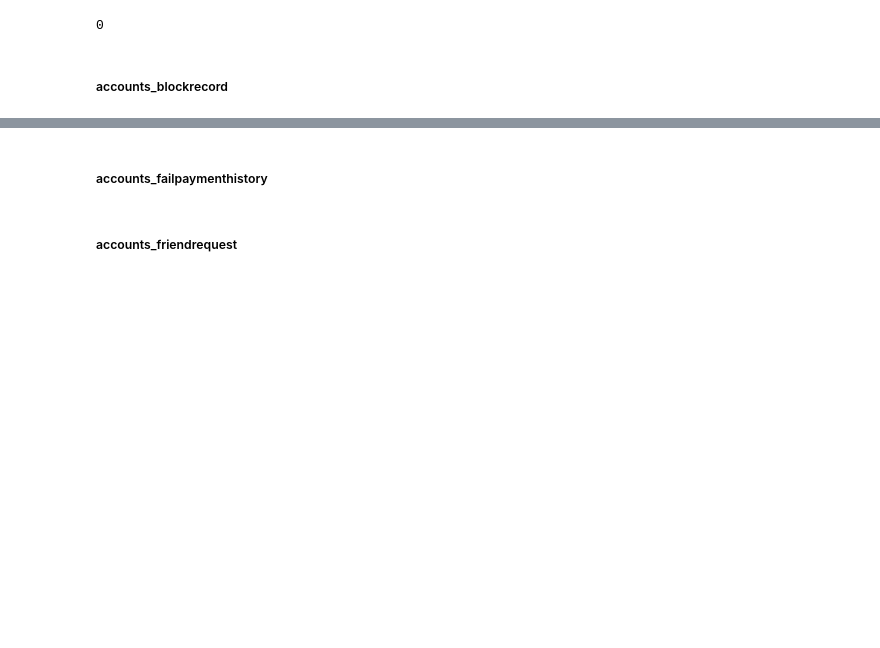
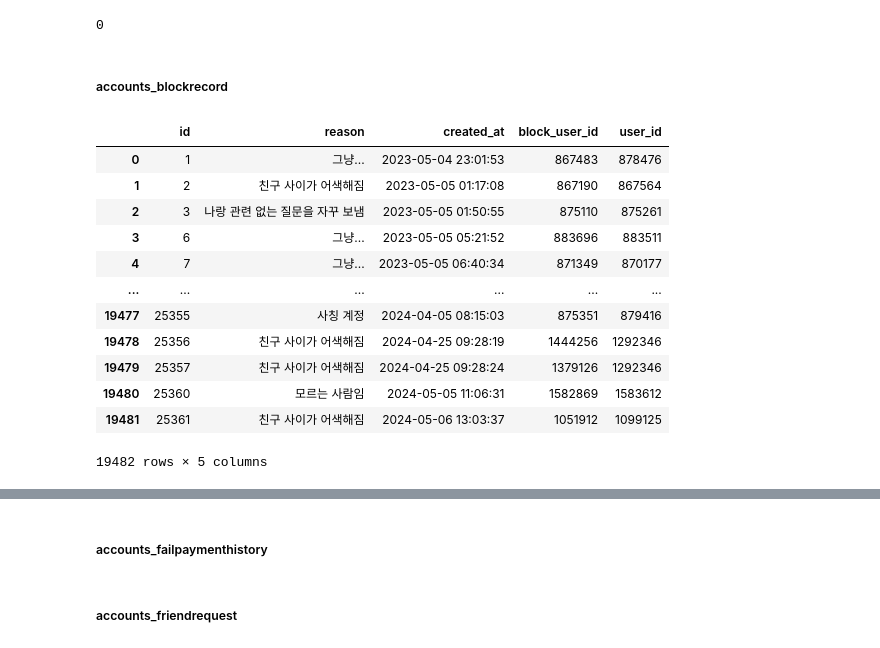
Before and after one commit to goodnews724/sprint_final_project, a Jupyter notebook: notebooks/jaemun.ipynb, the cells around one changed output, grey strips where cells are left out. Drawn from its saved outputs; the diff is of its cells as text; code cells hidden in the pictures; blank space fills up the shorter version.

```diff
--- a/notebooks/jaemun.ipynb
+++ b/notebooks/jaemun.ipynb
@@ -34,3 +35,19 @@ accounts_attendance.explode('attendance_date_list').duplicated(subset=['attendan
 ##### accounts_blockrecord
 # %%
 accounts_blockrecord = pd.read_parquet('gs://sprintda05_final_project/votes/accounts_blockrecord.parquet', engine='pyarrow')
+# %%
+accounts_blockrecord
+# %% [output]
+|  | id | reason | created_at | block_user_id | user_id |
+| 0 | 1 | 그냥... | 2023-05-04 23:01:53 | 867483 | 878476 |
+| 1 | 2 | 친구 사이가 어색해짐 | 2023-05-05 01:17:08 | 867190 | 867564 |
+| 2 | 3 | 나랑 관련 없는 질문을 자꾸 보냄 | 2023-05-05 01:50:55 | 875110 | 875261 |
+| 3 | 6 | 그냥... | 2023-05-05 05:21:52 | 883696 | 883511 |
+| 4 | 7 | 그냥... | 2023-05-05 06:40:34 | 871349 | 870177 |
+| ... | ... | ... | ... | ... | ... |
+| 19477 | 25355 | 사칭 계정 | 2024-04-05 08:15:03 | 875351 | 879416 |
+| 19478 | 25356 | 친구 사이가 어색해짐 | 2024-04-25 09:28:19 | 1444256 | 1292346 |
+| 19479 | 25357 | 친구 사이가 어색해짐 | 2024-04-25 09:28:24 | 1379126 | 1292346 |
+| 19480 | 25360 | 모르는 사람임 | 2024-05-05 11:06:31 | 1582869 | 1583612 |
+| 19481 | 25361 | 친구 사이가 어색해짐 | 2024-05-06 13:03:37 | 1051912 | 1099125 |
+19482 rows × 5 columns
```
Also changed, not shown: parts of 10 cells of this notebook.
